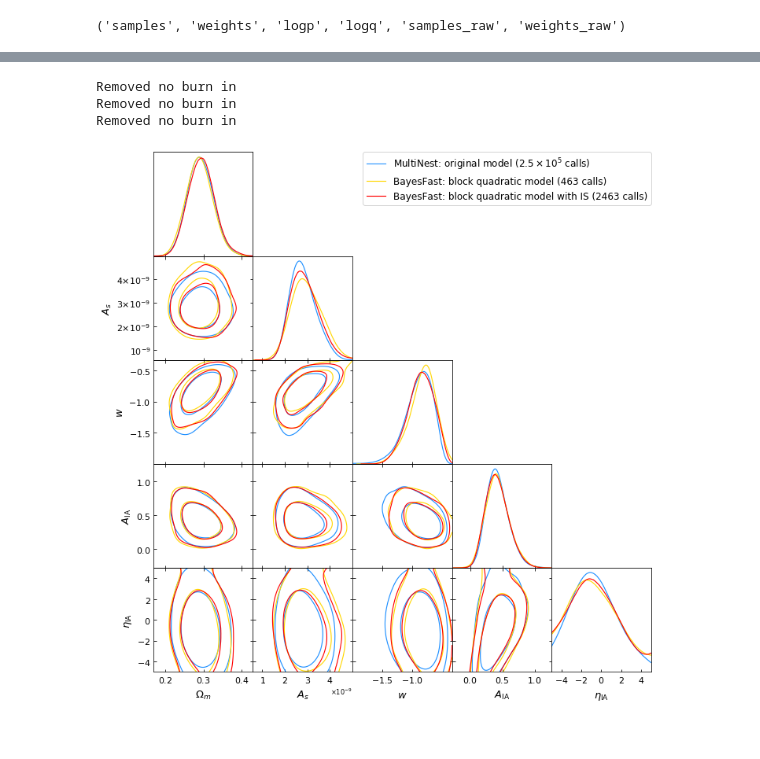
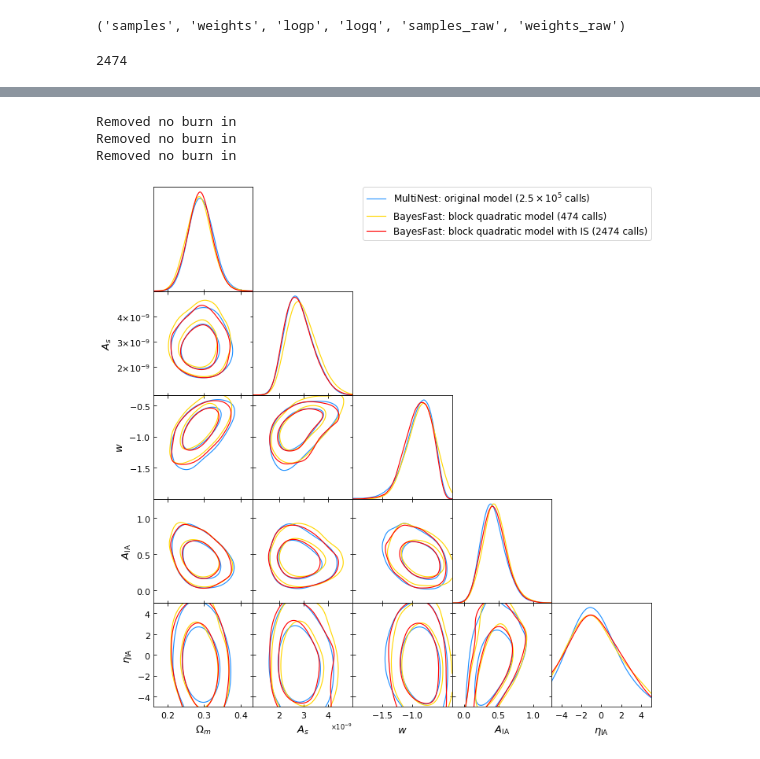
Before and after one commit to h3jia/bayesfast, a Jupyter notebook: examples/des-y1-w-cosmosis.ipynb, the cells around one changed output, grey strips where cells are left out. Drawn from its saved outputs; the diff is of its cells as text; code cells hidden in the pictures.

```diff
--- a/examples/des-y1-w-cosmosis.ipynb
+++ b/examples/des-y1-w-cosmosis.ipynb
@@ -151,12 +151,14 @@ def _in_bound(xx, bound):
 opt_0 = bf.recipe.OptimizeStep(s_0, alpha_n=2)
 sam_0 = bf.recipe.SampleStep(s_1, alpha_n=2, reuse_steps=1,
                              fit_options={'use_mu_f': True})
+sam_1 = bf.recipe.SampleStep(s_1, alpha_n=2, reuse_steps=1,
+                             fit_options={'use_mu_f': True})
 pos_0 = bf.recipe.PostStep(n_is=2000, k_trunc=0.25)
 
 x_0 = bf.utils.random.multivariate_normal(init_mu, np.diag(init_sig**2), 100)
 x_0 = x_0[_in_bound(x_0, para_range)]
 r_0 = bf.recipe.Recipe(density=d_0, client=client, optimize=opt_0,
-                       sample=[sam_0] * 2, post=pos_0, x_0=x_0, random_state=0)
+                       sample=[sam_0, sam_1], post=pos_0, x_0=x_0, random_state=0)
 # %%
 r_0.run()
 # %% [output]
@@ -186,6 +207,10 @@ r_0.run()
 r_0.get()._fields
 # %% [output]
 ('samples', 'weights', 'logp', 'logq', 'samples_raw', 'weights_raw')
+# %%
+r_0.n_call
+# %% [output]
+2474
 # %%
 %matplotlib inline
 from getdist import plots, MCSamples
@@ -195,7 +220,7 @@ labels =  ['\\Omega_m', 'A_s', 'w', 'A_{\\rm IA}', '\\eta_{\\rm IA}']
 s_bf = MCSamples(
     samples=r_0.get().samples[:, _constrained_indices], names=names,
     labels=labels, ranges=dict(zip(names, para_range[_constrained_indices])),
-    label='BayesFast: block quadratic model (463 calls)')
+    label='BayesFast: block quadratic model (474 calls)')
 s_mn = MCSamples(
     samples=_x_mn[:, _constrained_indices], weights=_p_mn, names=names,
     labels=labels, ranges=dict(zip(names, para_range[_constrained_indices])),
@@ -204,7 +229,7 @@ s_bf_i = MCSamples(
     samples=r_0.get().samples[:, _constrained_indices],
     weights=r_0.get().weights, names=names,
     labels=labels, ranges=dict(zip(names, para_range[_constrained_indices])),
-    label='BayesFast: block quadratic model with IS (2463 calls)')
+    label='BayesFast: block quadratic model with IS (2474 calls)')
 g = plots.getSubplotPlotter()
 g.settings.figure_legend_loc = 'upper right'
 g.settings.axes_fontsize = 14
@@ -214,6 +239,6 @@ g.settings.lw_contour = 2
 g.settings.lw1 = 2
 g.triangle_plot([s_mn, s_bf, s_bf_i], filled=False, contour_args={'alpha':1},
                 diag1d_kwargs={'normalized':True}, contour_colors=['dodgerblue',
-                'gold', 'red'])#, contour_ls=['dashed', 'dotted', 'solid'])
+                'gold', 'red'])
 plt.show()
 # %% [output]
@@ -221,4 +246,4 @@ WARNING:root:outlier fraction 0.0345
 Removed no burn in
 Removed no burn in
 Removed no burn in
-[figure, old version]
+[figure, new version]
```
Also changed, not shown: parts of 3 cells of this notebook, 6 other files.
